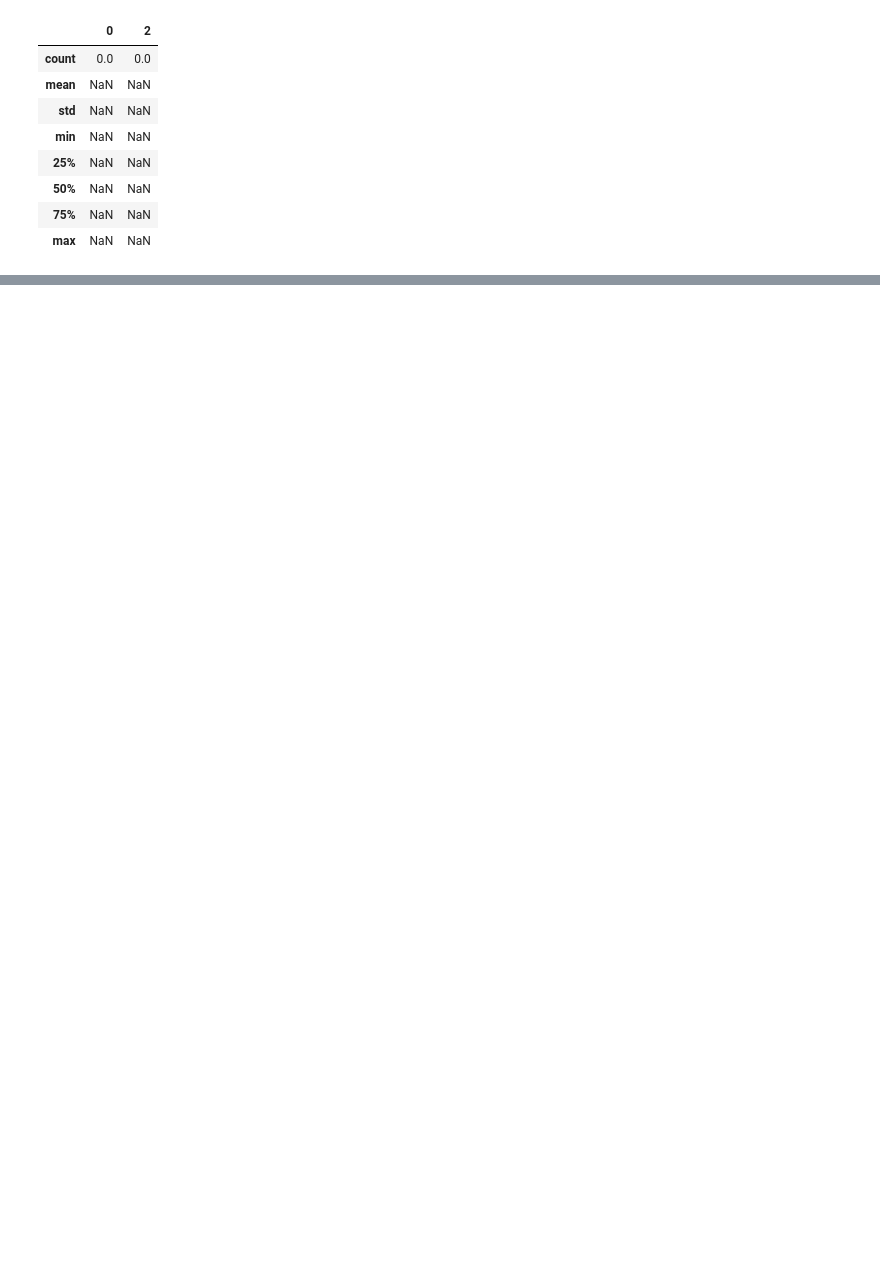
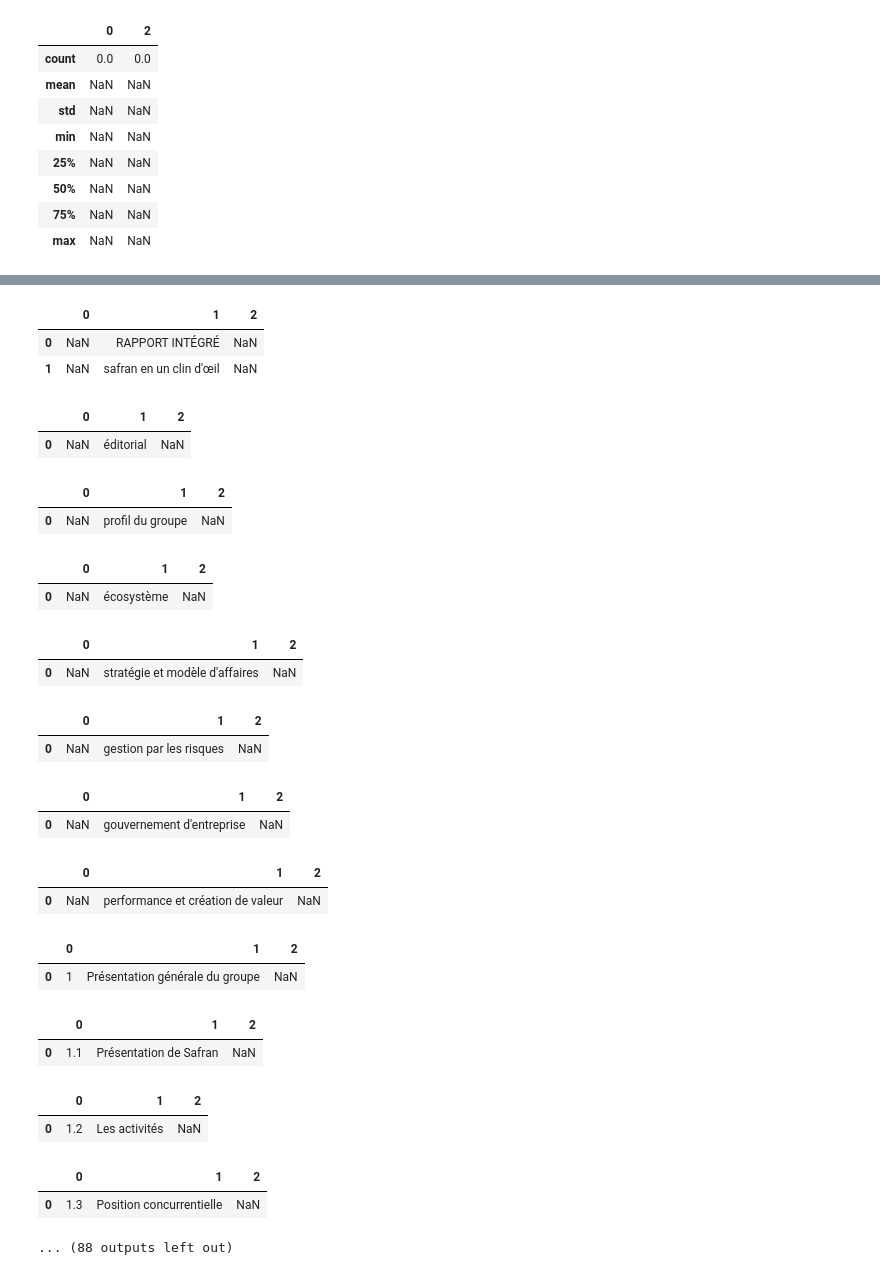
Before and after one commit to abens97/FinHarmony, a Jupyter notebook: Fichiers_Test/Untitled.ipynb, the cells around one changed output, grey strips where cells are left out. Drawn from its saved outputs; the diff is of its cells as text; code cells hidden in the pictures; blank space fills up the shorter version.

```diff
--- a/Fichiers_Test/Untitled.ipynb
+++ b/Fichiers_Test/Untitled.ipynb
@@ -74,0 +77,31 @@ file_name = '.'.join(my_list)
+# %%
+for i in range(len(dataframe_list)) :
+    display(HTML(dataframe_list[i].to_html()))
+    print('')
+# %% [output]
+|  | 0 | 1 | 2 |
+| 0 | NaN | RAPPORT INTÉGRÉ | NaN |
+| 1 | NaN | safran en un clin d'œil | NaN |
+|  | 0 | 1 | 2 |
+| 0 | NaN | éditorial | NaN |
+|  | 0 | 1 | 2 |
+| 0 | NaN | profil du groupe | NaN |
+|  | 0 | 1 | 2 |
+| 0 | NaN | écosystème | NaN |
+|  | 0 | 1 | 2 |
+| 0 | NaN | stratégie et modèle d'affaires | NaN |
+|  | 0 | 1 | 2 |
+| 0 | NaN | gestion par les risques | NaN |
+|  | 0 | 1 | 2 |
+| 0 | NaN | gouvernement d'entreprise | NaN |
+|  | 0 | 1 | 2 |
+| 0 | NaN | performance et création de valeur | NaN |
+|  | 0 | 1 | 2 |
+| 0 | 1 | Présentation générale du groupe | NaN |
+|  | 0 | 1 | 2 |
+| 0 | 1.1 | Présentation de Safran | NaN |
+|  | 0 | 1 | 2 |
+| 0 | 1.2 | Les activités | NaN |
+|  | 0 | 1 | 2 |
+| 0 | 1.3 | Position concurrentielle | NaN |
+... (88 outputs left out)
```
Also changed, not shown: parts of 9 cells of this notebook, 13 other files.
